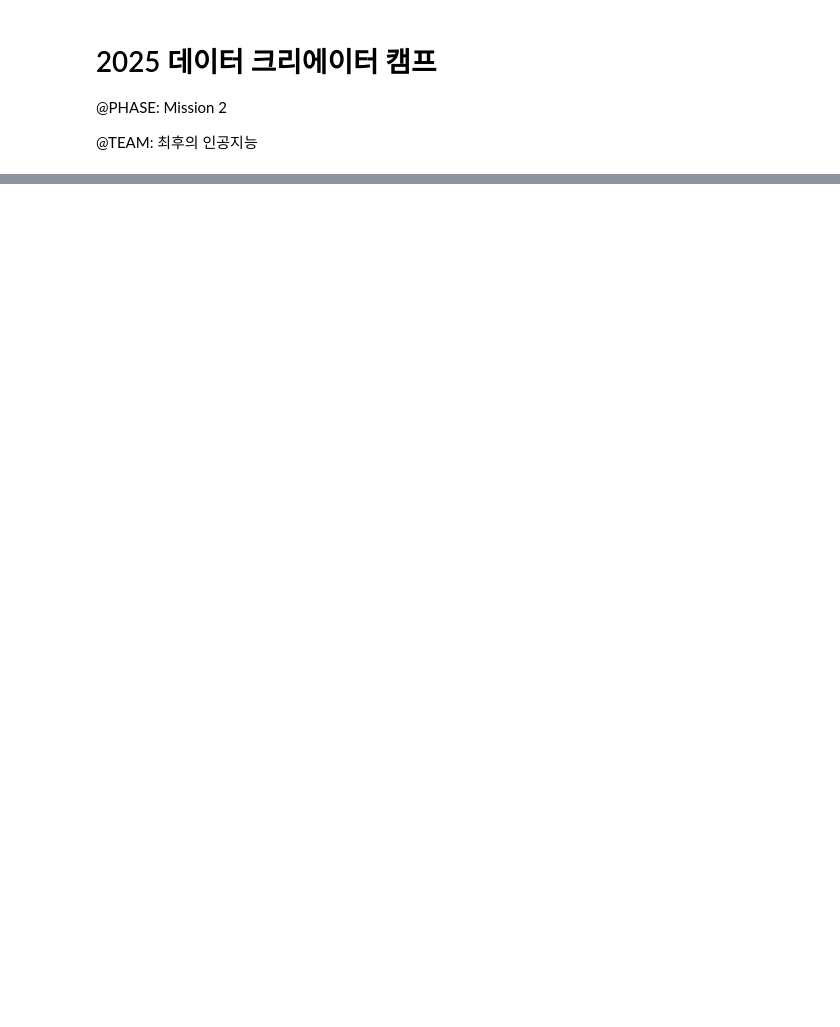
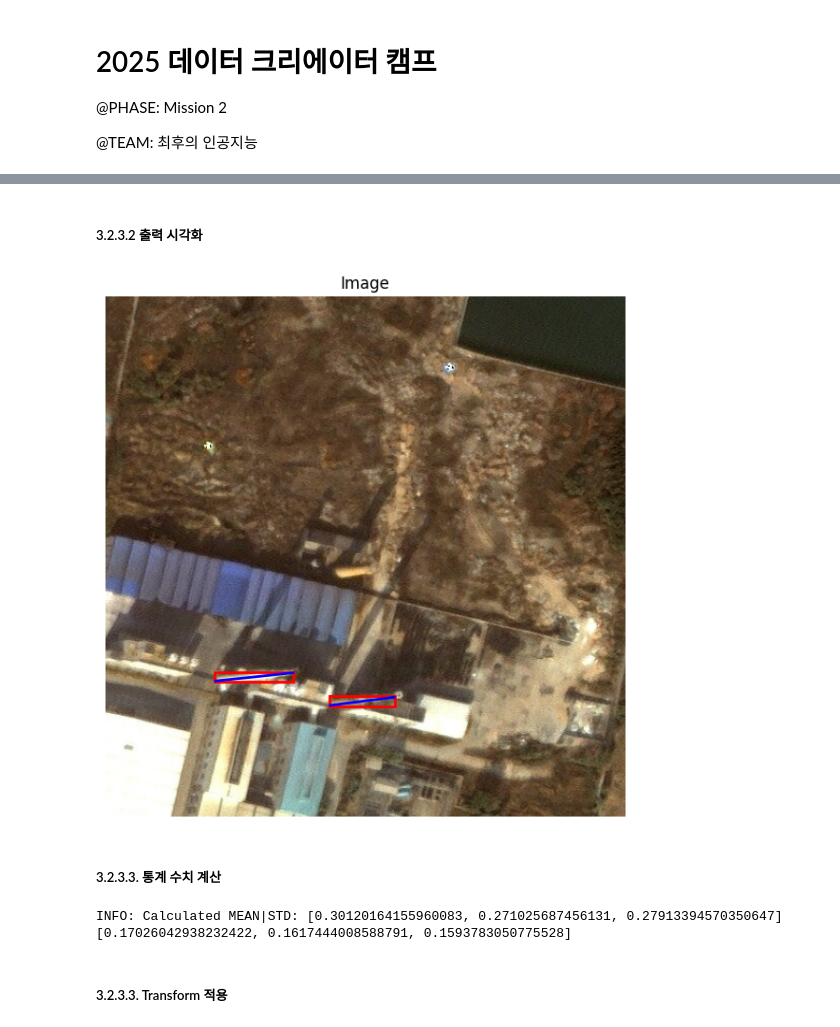
Before and after one commit to b-re-w/K-ICT_DataCreatorCamp_2025, a Jupyter notebook: src/mission_2.ipynb, the cells around one changed output, grey strips where cells are left out. Drawn from its saved outputs; the diff is of its cells as text; code cells hidden in the pictures; blank space fills up the shorter version.

Commit message:
Archive: Mission 1, 2, 3

```diff
--- a/src/mission_2.ipynb
+++ b/src/mission_2.ipynb
@@ -480,0 +330,8 @@ except Exception:
+# %%
+DATA_ROOT = path.join(".", "data")
+
+kompstats = DatasetHolder(
+    train=KompsatDatasetForHeightRegression(root=DATA_ROOT, train=True),
+    valid=KompsatDatasetForHeightRegression(root=DATA_ROOT, train=False)
+)
+kompstats.test = kompstats.valid  # test set은 valid set과 동일
@@ -480,0 +362,26 @@ except Exception:
+# %% [markdown]
+##### 3.2.3.2 출력 시각화
+# %%
+rgb_image, annotation = kompstats.train[0]
+fig, axes = plt.subplots(1, 1, figsize=(6, 6))
+
+axes.imshow(rgb_image)
+axes.set_title('Image')
+axes.axis('off')
+
+for region in annotation['regions']:
+    x1, y1, w, h = region['xywh']
+    rect = plt.Rectangle((x1, y1), w, h, fill=False, edgecolor='red', linewidth=2)
+    axes.add_patch(rect)
+
+    polyline = region['polyline']
+    xs = [polyline[0], polyline[2]]
+    ys = [polyline[1], polyline[3]]
+    axes.plot(xs, ys, color='blue', linewidth=2)
+
+plt.tight_layout()
+plt.show()
+# %% [output]
+[figure, added]
+# %% [markdown]
+##### 3.2.3.3. 통계 수치 계산
@@ -480,0 +407,21 @@ except Exception:
+# %%
+# train set mean, std 계산
+stat_path = os.path.join(DATA_ROOT, "mission2.stat")
+
+if os.path.isfile(stat_path):
+    with open(stat_path, "r") as f:
+        MEAN = [float(x) for x in f.readline().strip().split(',')]
+        STD = [float(x) for x in f.readline().strip().split(',')]
+else:
+    kompstats.train.transform = transforms.ToTensor()  # 임시 transform
+    kompstats.train.target_transform = lambda x: []  # 더미 transform
+    MEAN, STD = (x.tolist() for x in calculate_mean_std(kompstats.train))
+    with open(stat_path, "w") as f:
+        f.write(','.join(map(str, MEAN)) + '\n')
+        f.write(','.join(map(str, STD)) + '\n')
+
+print("INFO: Calculated MEAN|STD:", MEAN, STD)
+# %% [output]
+INFO: Calculated MEAN|STD: [0.30120164155960083, 0.271025687456131, 0.27913394570350647] [0.17026042938232422, 0.1617444008588791, 0.1593783050775528]
+# %% [markdown]
+##### 3.2.3.3. Transform 적용
```
Also changed, not shown: parts of 77 cells of this notebook, 25 other files.
